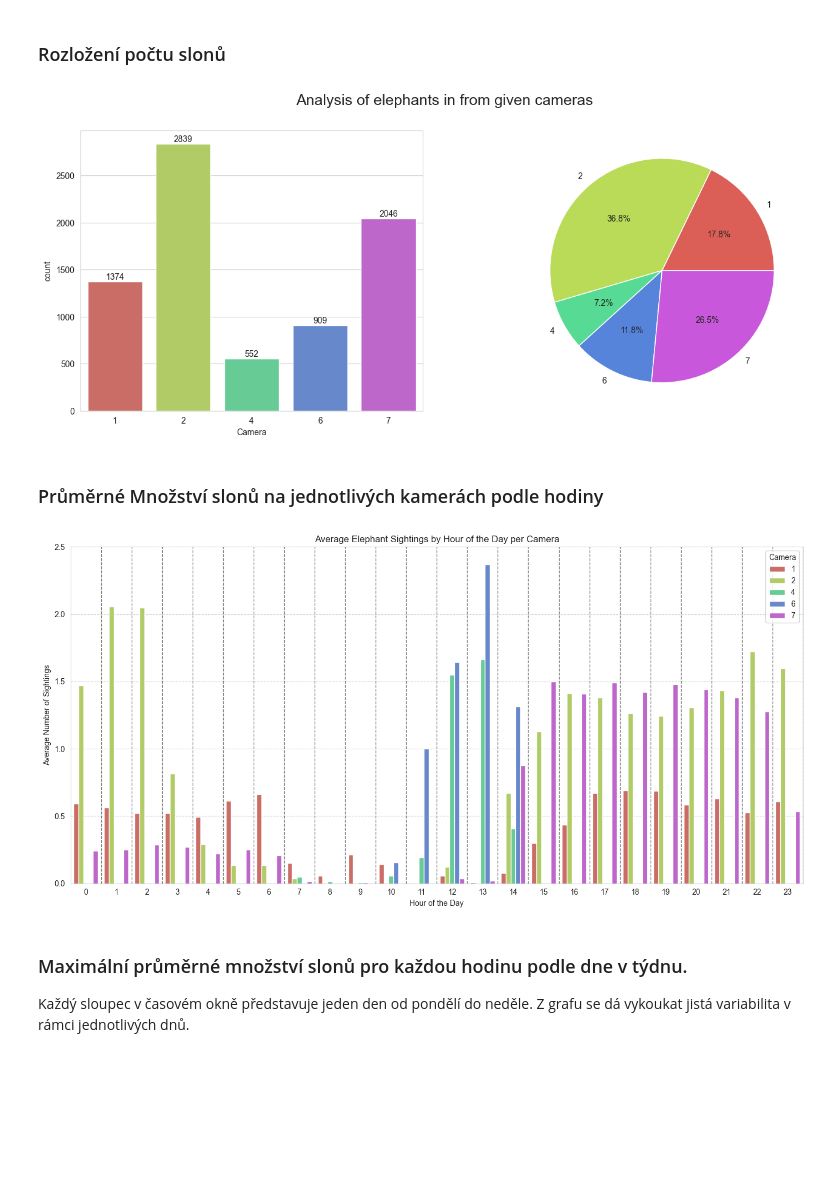
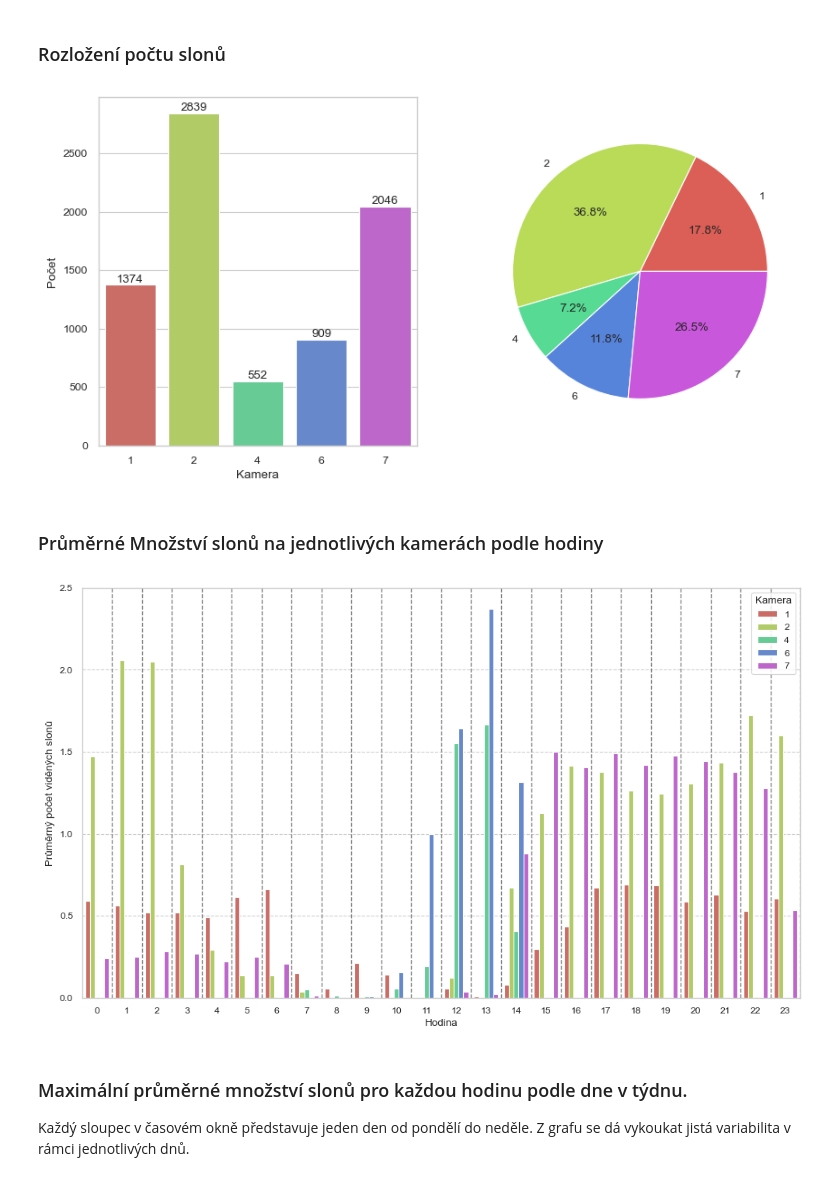
Before and after one commit to Tomasngu/BP, a Jupyter notebook: model_dt/analysis.ipynb, the cells around one changed output. Drawn from its saved outputs; the diff is of its cells as text; code cells hidden in the pictures; blank space fills up the shorter version.

```diff
--- a/model_dt/analysis.ipynb
+++ b/model_dt/analysis.ipynb
@@ -15,6 +15,20 @@ import sys
 sys.path.append('..')
 from visualize.read_positions import read_positions
 # %%
+plt.rcParams.update({
+    "font.family": "serif",
+    "pgf.texsystem": "lualatex",
+    "pgf.rcfonts": False,
+    "savefig.edgecolor": "ffffff",
+    "savefig.facecolor": "ffffff",
+    "figure.figsize": (6, 3.75),
+    "font.size": "10"
+})
+save=True
+sns.set_theme()
+sns.set_style("whitegrid")
+sns.set_context("paper" if save else "notebook")
+
 sns.set_style("whitegrid")
 
 palette = sns.color_palette("hls", 5)
@@ -47,22 +61,29 @@ df.drop(columns=['X_center', 'Y_center', 'Width' , 'Height'], inplace=True)
 # %% [markdown]
 ### Rozložení počtu slonů
 # %%
-fig, (ax1, ax2) = plt.subplots(1, 2, figsize=(16,6))
-title =  'Analysis of elephants in from given cameras'
-fig.suptitle(title, fontsize = 18)
+
+
+fig, (ax1, ax2) = plt.subplots(1, 2, figsize=(10,5))
+# title =  'Analysis of elephants in from given cameras'
+# fig.suptitle(title, fontsize = 18)
 sns.countplot(data=df, x='Camera', ax=ax1, palette=palette, hue='Camera')
 
 for container in ax1.containers:
     ax1.bar_label(container)
+ax1.set_xlabel('Kamera')
+ax1.set_ylabel('Počet')
+
 ax1.legend().set_visible(False)
 
 value_counts = df['Camera'].value_counts(normalize=True).sort_index()
 labels = value_counts.index
 
 ax2.pie(value_counts, labels=labels, autopct='%1.1f%%')
+plt.savefig('counts.pdf', bbox_inches="tight")
+
 plt.show()
 # %% [output]
-[figure, old version]
+[figure, new version]
 # %% [markdown]
 ### Průměrné Množství slonů na jednotlivých kamerách podle hodiny
 # %%
@@ -73,23 +94,25 @@ hourly_sightings = df.groupby(['Hour', 'Camera']).size().unstack(fill_value=0) /
 melted = hourly_sightings.reset_index().melt(id_vars='Hour', var_name='Camera', value_name='Average Sightings')
 
 # Adjusting the graph with wider separators
-plt.figure(figsize=(14, 7))
+plt.figure(figsize=(10, 6))
 sns.barplot(x='Hour', y='Average Sightings', hue='Camera', data=melted, dodge=True, palette=sns.color_palette("hls", len(hourly_sightings.columns)))
 for hour in range(0, 24):
     plt.axvline(x=hour + 0.5, color='grey', linestyle='--', linewidth=1)
 
-plt.title('Average Elephant Sightings by Hour of the Day per Camera')
-plt.xlabel('Hour of the Day')
-plt.ylabel('Average Number of Sightings')
+# plt.title('Average Elephant Sightings by Hour of the Day per Camera')
+plt.xlabel('Hodina')
+plt.ylabel('Průměrný počet viděných slonů')
 plt.xticks(range(0, 24))
 plt.grid(axis='y', linestyle='--')
-plt.legend(title='Camera', loc='upper right')
+plt.legend(title='Kamera', loc='upper right')
 plt.yticks(np.arange(0,3,0.5))
 
 plt.tight_layout()
+plt.savefig('average_counts.pdf', bbox_inches="tight")
+
 plt.show()
 # %% [output]
-[figure, old version]
+[figure, new version]
 # %% [markdown]
 ### Maximální průměrné množství slonů pro každou hodinu podle dne v týdnu.
 Každý sloupec v časovém okně představuje jeden den od pondělí do neděle.
```
Also changed, not shown: parts of 6 cells of this notebook.
